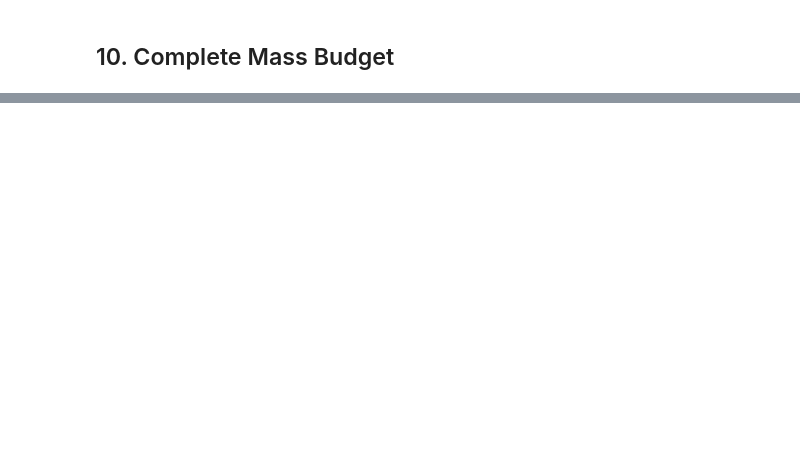
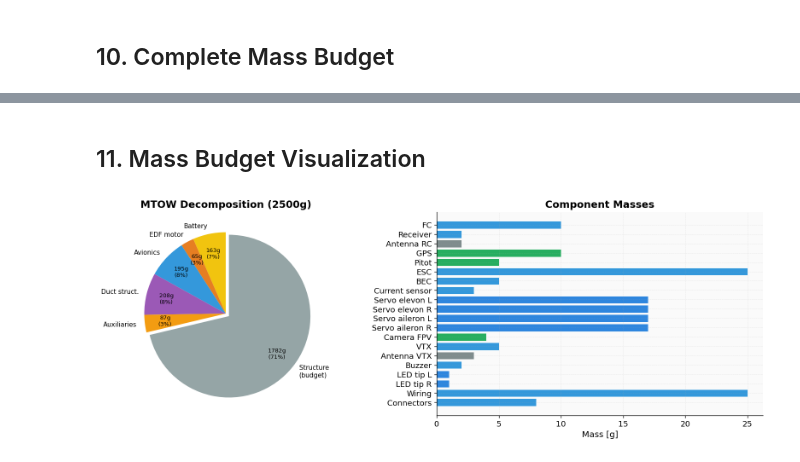
Before and after one commit to data-fablab/MANTA, a Jupyter notebook: notebooks/01_mission_mass_budget.ipynb, the cells around one changed output, grey strips where cells are left out. Saved outputs shown, nothing was run; the diff lists cells and outputs as text; code cells hidden in the pictures; blank space fills up the shorter version.

```diff
--- a/notebooks/01_mission_mass_budget.ipynb
+++ b/notebooks/01_mission_mass_budget.ipynb
@@ -14,6 +14,7 @@ sys.path.insert(0, "..")
 import numpy as np
 import matplotlib.pyplot as plt
 
+from src.config import load_all
 from src.propulsion.edf_model import (
     EDF_70MM, EDF_90MM, BATTERY_3S_1300, BATTERY_3S_800, BATTERY_4S_1000,
     thrust_at_speed, thrust_curve, power_required, endurance,
@@ -21,4 +22,8 @@ from src.propulsion.edf_model import (
 )
 from src.aero.mission import MissionCondition, FeasibilityConfig
 
-plt.rcParams.update({"figure.dpi": 120, "font.size": 10})
+from src.visualization.style import apply_style, COLORS
+apply_style()
+
+cfg = load_all()
+print(f"Config loaded: MTOW={cfg['mission'].mtow} kg")
@@ -30,7 +37,7 @@ plt.rcParams.update({"figure.dpi": 120, "font.size": 10})
 
 Based on Neuronautics NX-2 specification, scaled for BWB UCAV demonstrator.
 # %%
-mission = MissionCondition()
+mission = cfg['mission']
 
 print("═══ Mission Condition ═══")
 print(f"  Cruise speed   : {mission.velocity} m/s")
@@ -303,0 +425,45 @@ else:
+# %% [markdown]
+## 11. Mass Budget Visualization
+# %%
+fig, (ax1, ax2) = plt.subplots(1, 2, figsize=(14, 5))
+
+# --- Pie chart: MTOW decomposition ---
+labels = ['Battery', 'EDF motor', 'Avionics', 'Duct struct.', 'Auxiliaries', 'Structure\n(budget)']
+masses = [m.battery_mass, m.motor_mass, m.avionics_mass, m.duct_mass, m.auxiliary_mass, m.mass_budget]
+colors = [COLORS['battery'], COLORS['motor'], COLORS['avionics'],
+          COLORS['duct'], COLORS['warning'], COLORS['structure']]
+explode = [0, 0, 0, 0, 0, 0.05]
+
+wedges, texts, autotexts = ax1.pie(
+    masses, labels=labels, colors=colors, explode=explode,
+    autopct=lambda p: f'{p*m.mtow*10:.0f}g\n({p:.0f}%)',
+    pctdistance=0.75, startangle=90, textprops={'fontsize': 9},
+)
+for at in autotexts:
+    at.set_fontsize(8)
+ax1.set_title(f'MTOW Decomposition ({m.mtow*1000:.0f}g)', fontsize=14, fontweight='bold')
+
+# --- Bar chart: component placement along body chord ---
+from src.systems.avionics import compute_component_positions_3d
+positions = compute_component_positions_3d(BWBParams(), avionics)
+
+# Group by zone
+zone_colors = {'forward': COLORS['feasible'], 'above_duct': COLORS['avionics'],
+               'wing': COLORS['wing'], 'external': COLORS['secondary']}
+for p_info in positions:
+    if p_info['mass_g'] < 1:
+        continue
+    x_mm = p_info['position_mm'][0]
+    zone = p_info.get('zone', 'forward')
+    color = zone_colors.get(zone, COLORS['secondary'])
+    ax2.barh(p_info['name'][:15], p_info['mass_g'], color=color, edgecolor='white', linewidth=0.5)
+
+ax2.set_xlabel('Mass [g]')
+ax2.set_title('Component Masses', fontsize=14, fontweight='bold')
+ax2.invert_yaxis()
+
+plt.tight_layout()
+plt.savefig('../output/mass_budget_overview.png', dpi=150, bbox_inches='tight')
+plt.show()
+# %% [output]
+[figure, added]
```
Also changed, not shown: parts of 11 cells of this notebook, 30 other files.
